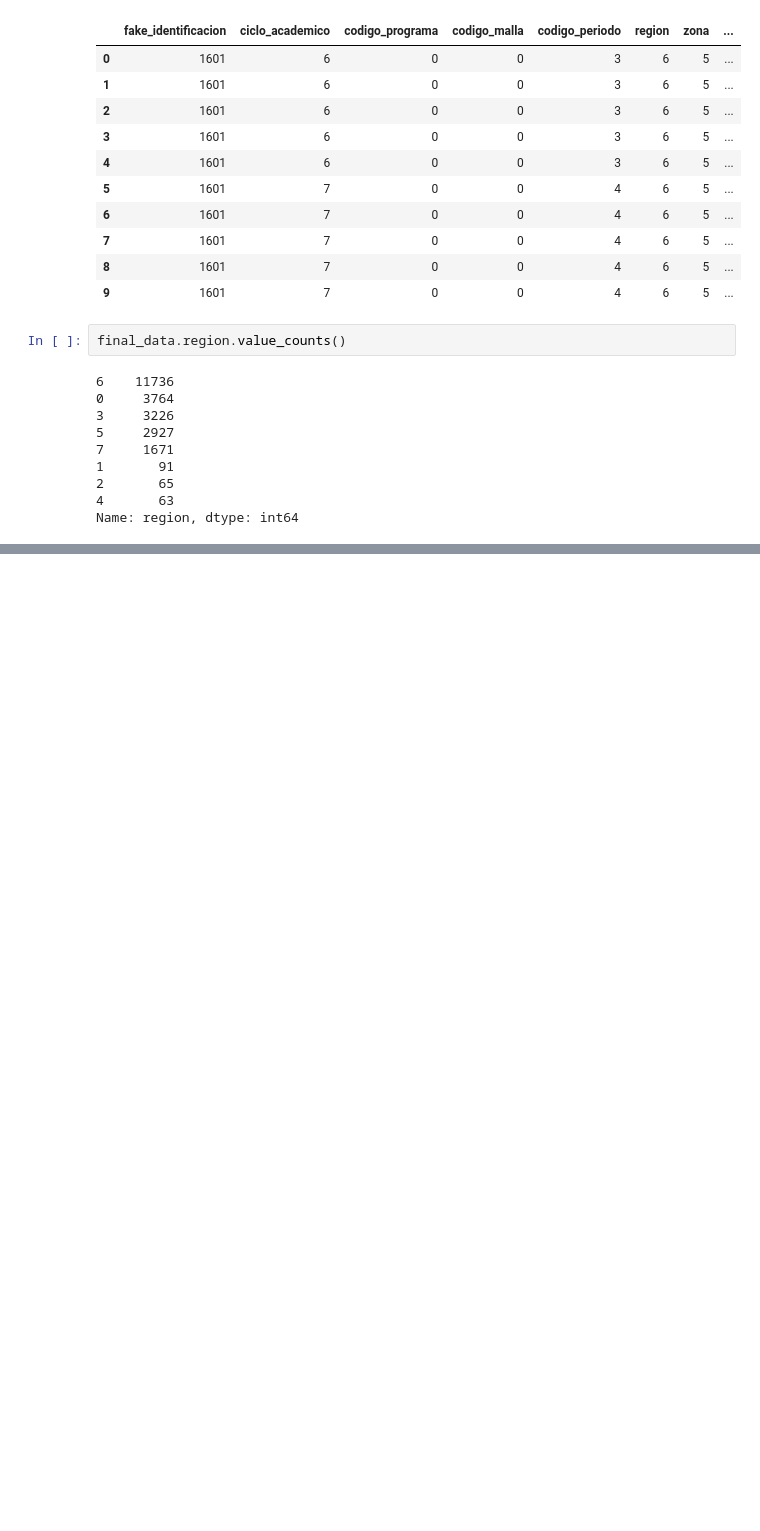
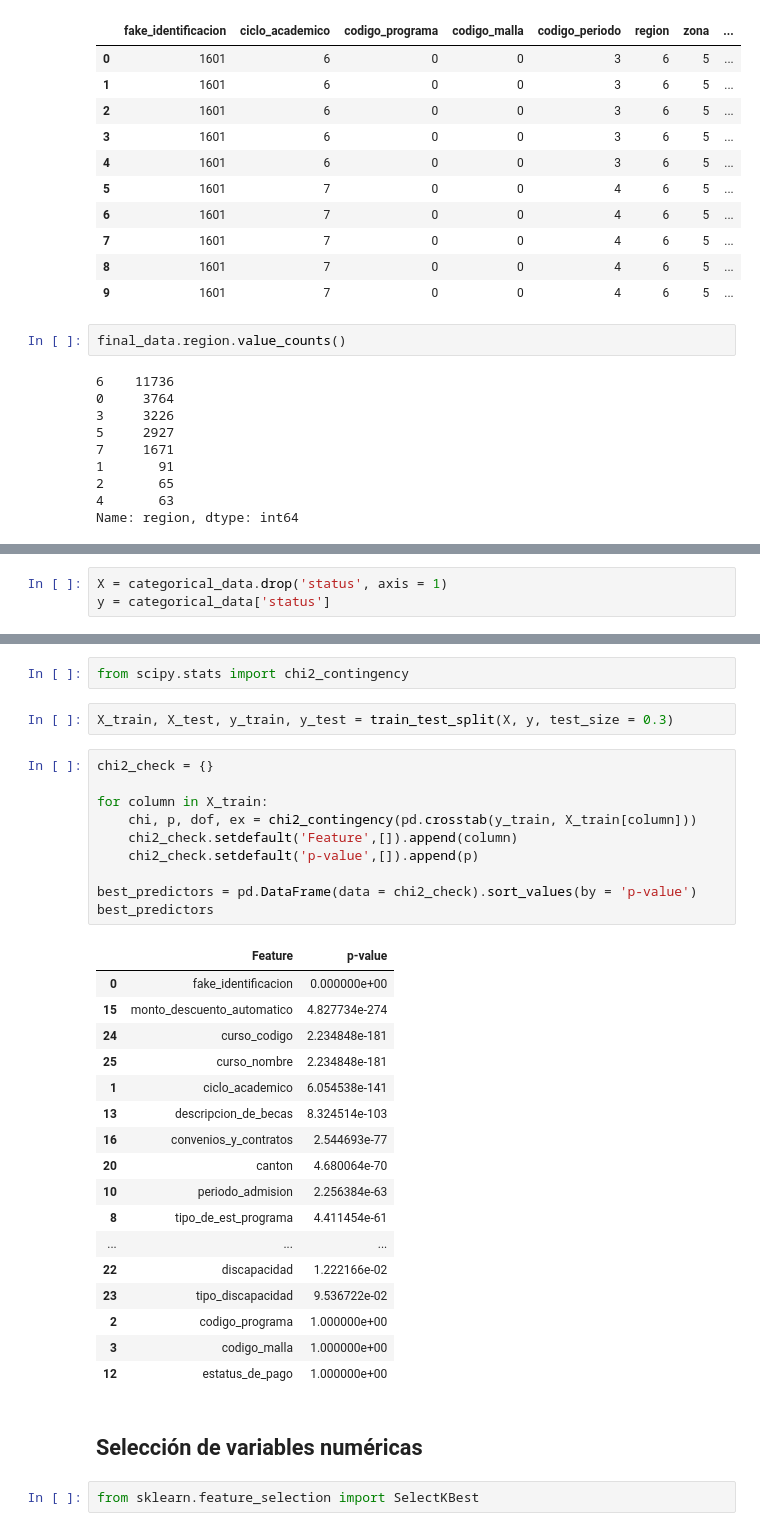
Before and after one commit to carloscastillo10/predicting-academic-performance, a Jupyter notebook: may-2023/final-data-exploration.ipynb, the cells around one changed output, grey strips where cells are left out. Saved outputs shown, nothing was run; the diff lists cells and outputs as text; blank space fills up the shorter version.

```diff
--- a/may-2023/final-data-exploration.ipynb
+++ b/may-2023/final-data-exploration.ipynb
@@ -156,0 +182,3 @@ Name: region, dtype: int64
+# %%
+X = categorical_data.drop('status', axis = 1)
+y = categorical_data['status']
@@ -156,0 +235,36 @@ Name: region, dtype: int64
+# %%
+from scipy.stats import chi2_contingency
+# %%
+X_train, X_test, y_train, y_test = train_test_split(X, y, test_size = 0.3)
+# %%
+chi2_check = {}
+
+for column in X_train:
+    chi, p, dof, ex = chi2_contingency(pd.crosstab(y_train, X_train[column]))
+    chi2_check.setdefault('Feature',[]).append(column)
+    chi2_check.setdefault('p-value',[]).append(p)
+
+best_predictors = pd.DataFrame(data = chi2_check).sort_values(by = 'p-value')
+best_predictors
+# %% [output]
+|  | Feature | p-value |
+| 0 | fake_identificacion | 0.000000e+00 |
+| 15 | monto_descuento_automatico | 4.827734e-274 |
+| 24 | curso_codigo | 2.234848e-181 |
+| 25 | curso_nombre | 2.234848e-181 |
+| 1 | ciclo_academico | 6.054538e-141 |
+| 13 | descripcion_de_becas | 8.324514e-103 |
+| 16 | convenios_y_contratos | 2.544693e-77 |
+| 20 | canton | 4.680064e-70 |
+| 10 | periodo_admision | 2.256384e-63 |
+| 8 | tipo_de_est_programa | 4.411454e-61 |
+| ... | ... | ... |
+| 22 | discapacidad | 1.222166e-02 |
+| 23 | tipo_discapacidad | 9.536722e-02 |
+| 2 | codigo_programa | 1.000000e+00 |
+| 3 | codigo_malla | 1.000000e+00 |
+| 12 | estatus_de_pago | 1.000000e+00 |
+# %% [markdown]
+## Selección de variables numéricas
+# %%
+from sklearn.feature_selection import SelectKBest
```
Also changed, not shown: parts of 24 cells of this notebook.
